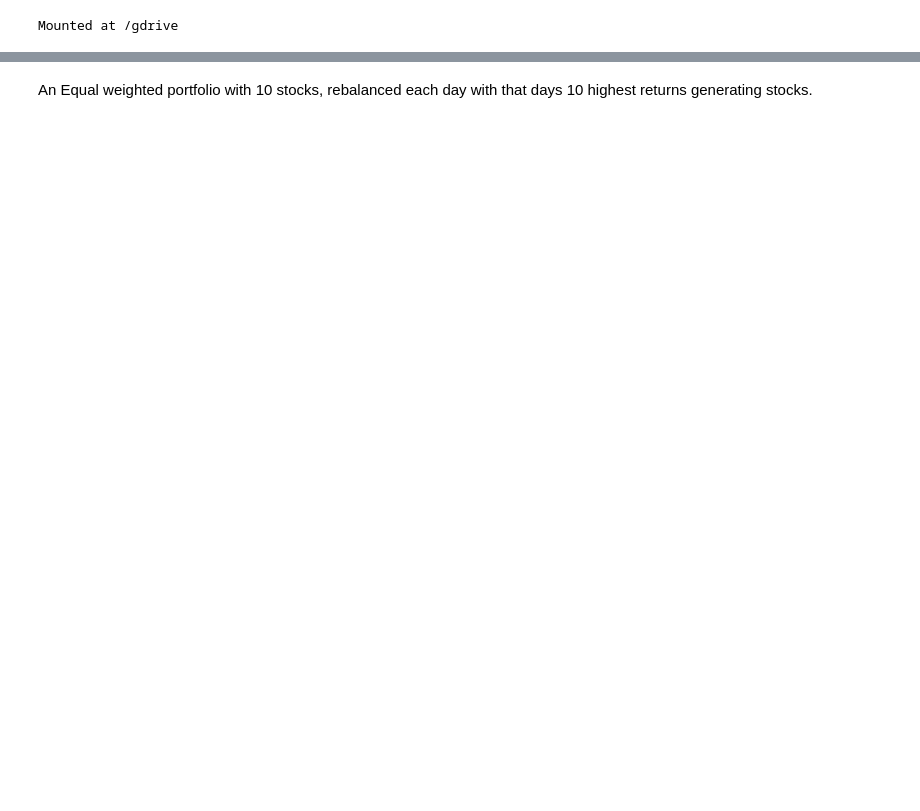
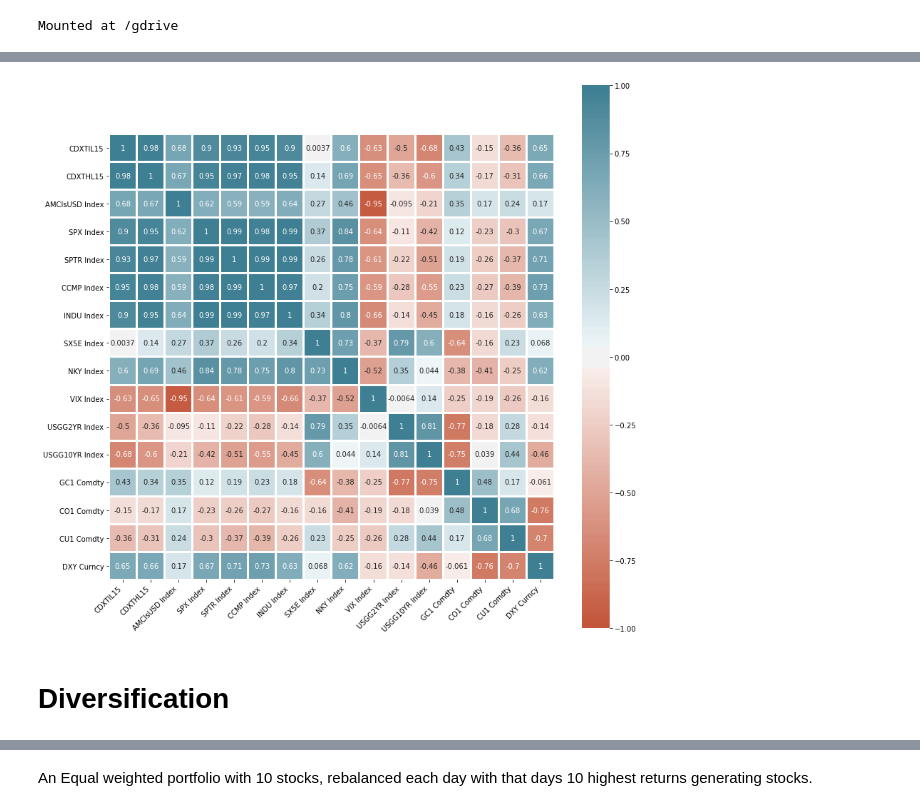
Before and after one commit to puneat/Algorithmic_Portfolio, a Jupyter notebook: Portfolio_Investment.ipynb, the cells around one changed output, grey strips where cells are left out. Cells and saved outputs as stored; diff of their text form; code cells hidden in the pictures; blank space fills up the shorter version.

```diff
--- a/Portfolio_Investment.ipynb
+++ b/Portfolio_Investment.ipynb
@@ -118,3 +410,26 @@ def sp500_returns():
   close = close.pct_change()[1:]
   #close = close.sort_values(by=list(close.columns),axis=0)
   return close
+# %%
+import seaborn as sns
+# Step 0 - Read the dataset, calculate column correlations and make a seaborn heatmap
+fig, ax1 = plt.subplots(figsize=(14, 14))
+data = pd.read_csv('/gdrive/My Drive/UBS/S&P500/data/secondary_data.csv')
+data = data.set_index('date')
+corr = data.corr()
+ax = sns.heatmap(
+    corr,
+    vmin=-1, vmax=1, center=0,
+    cmap=sns.diverging_palette(20, 220, n=200),
+    square=True,
+    linewidth=2,annot=True
+)
+ax.set_xticklabels(
+    ax.get_xticklabels(),
+    rotation=45,
+    horizontalalignment='right'
+);
+# %% [output]
+[figure, added]
+# %% [markdown]
+# **Diversification**
```
Also changed, not shown: parts of 33 cells of this notebook.
